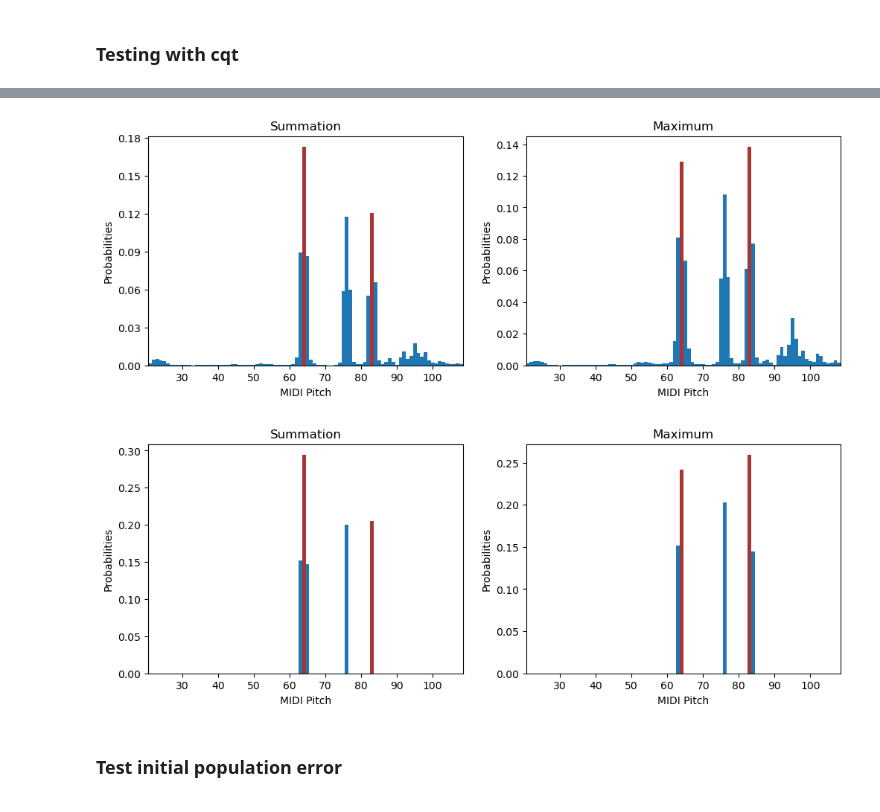
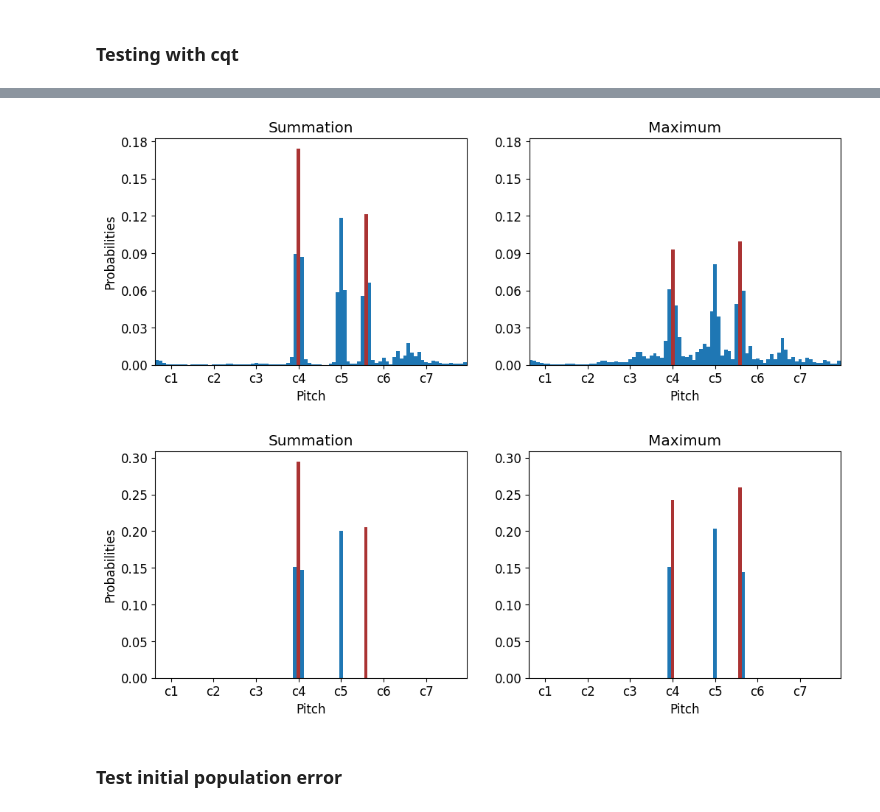
Before and after one commit to jd-rub/MA-thesis, a Jupyter notebook: notebooks/preprocessing_testing.ipynb, the cells around one changed output, grey strips where cells are left out. Drawn from its saved outputs; the diff is of its cells as text; code cells hidden in the pictures.

```diff
--- a/notebooks/preprocessing_testing.ipynb
+++ b/notebooks/preprocessing_testing.ipynb
@@ -16,7 +12,7 @@ x1, sr = librosa.load("./audio/StructuredSamples/Piano/Alicias_Keys/Alicias_Keys
 x2, sr = librosa.load("./audio/StructuredSamples/Piano/Alicias_Keys/Alicias_Keys_079_G5.wav")
 x = x1+x2
 bins_per_octave = 12
-fmin = librosa.note_to_hz("f0")
+fmin = librosa.note_to_hz("g#0")
 cqt = librosa.cqt(x[:sr], sr=sr, n_bins=88, bins_per_octave=bins_per_octave, fmin=fmin)
 # log_cqt = librosa.amplitude_to_db(np.abs(cqt))
 cqt_mag = np.abs(cqt)
@@ -66,27 +71,36 @@ fig.colorbar(img, ax=ax, format="%+2.f dB")
 # %%
 sums = np.sum(cqt_harm_magn, axis=1)
 probs_sum = sums / np.sum(sums)
-fig, ax = plt.subplots(nrows=1, ncols=2,figsize=(12,4))
+fig, ax = plt.subplots(nrows=1, ncols=2,figsize=(12,4),sharey=True)
+
+maxes = np.max(cqt_harm_magn, axis=1)
+probs_max = maxes / np.sum(maxes)
+
 ax[0].bar(x=list(range(21, 21+len(sums))), height=probs_sum, width=1)
-ax[0].patches[43].set_facecolor('#aa3333')
-ax[0].patches[62].set_facecolor('#aa3333')
-ax[0].set_xlabel("MIDI Pitch")
+ax[0].patches[40].set_facecolor('#aa3333')
+ax[0].patches[59].set_facecolor('#aa3333')
+ax[0].set_xlabel("Pitch")
 ax[0].set_ylabel("Probabilities")
 ax[0].set_title("Summation")
+ax[0].set_xticks(np.arange(25, 109, 12))
+ax[0].set_xticklabels(["c1", "c2", "c3", "c4", "c5", "c6", "c7"])
 ax[0].set_yticks([0, 0.03, 0.06, 0.09, 0.12, 0.15, 0.18])
 ax[0].autoscale(enable=True, axis='x', tight=True)
 
-maxes = np.max(cqt_harm_magn, axis=1)
+maxes = np.max(cqt_mag, axis=1)
 probs_max = maxes / np.sum(maxes)
 ax[1].bar(x=list(range(21, 21+len(sums))), height=probs_max, width=1)
-ax[1].patches[43].set_facecolor('#aa3333')
-ax[1].patches[62].set_facecolor('#aa3333')
-ax[1].set_xlabel("MIDI Pitch")
-ax[1].set_ylabel("Probabilities")
+ax[1].patches[40].set_facecolor('#aa3333')
+ax[1].patches[59].set_facecolor('#aa3333')
+ax[1].set_xlabel("Pitch")
+#ax[1].set_ylabel("Probabilities")
 ax[1].set_title("Maximum")
+ax[1].set_xticks(np.arange(25, 109, 12))
+ax[1].set_xticklabels(["c1", "c2", "c3", "c4", "c5", "c6", "c7"])
+ax[1].yaxis.set_tick_params(labelbottom=True)
 ax[1].autoscale(enable=True, axis='x', tight=True)
 # %% [output]
-[figure, old version]
+[figure, new version]
 # %%
 sums = np.sum(cqt_harm_magn, axis=1)
 part_idx = np.argpartition(sums, kth=-k_pitches)[-k_pitches]
@@ -100,30 +114,39 @@ part_idx = np.argpartition(sums, kth=-k_pitches)[-k_pitches]
 part_val = sums[part_idx]
 sums[sums < (part_val - 0.0001)] = 0
 probs_sum = sums / np.sum(sums)
-fig, ax = plt.subplots(nrows=1, ncols=2,figsize=(12,4))
-ax[0].bar(x=list(range(21, 21+len(sums))), height=probs_sum, width=1)
-ax[0].patches[43].set_facecolor('#aa3333')
-ax[0].patches[62].set_facecolor('#aa3333')
-ax[0].set_xlabel("MIDI Pitch")
-ax[0].set_ylabel("Probabilities")
-ax[0].set_title("Summation")
-# ax[0].set_yticks([0, 0.03, 0.06, 0.09, 0.12, 0.15, 0.18])
-ax[0].autoscale(enable=True, axis='x', tight=True)
 
 maxes = np.max(cqt_harm_magn, axis=1)
 part_idx = np.argpartition(maxes, kth=-k_pitches)[-k_pitches]
 part_val = maxes[part_idx]
 maxes[maxes < (part_val - 0.0001)] = 0
 probs_max = maxes / np.sum(maxes)
+
+
+fig, ax = plt.subplots(nrows=1, ncols=2,figsize=(12,4), sharey=True)
+
+ax[0].bar(x=list(range(21, 21+len(sums))), height=probs_sum, width=1)
+ax[0].patches[40].set_facecolor('#aa3333')
+ax[0].patches[59].set_facecolor('#aa3333')
+ax[0].set_xlabel("Pitch")
+ax[0].set_ylabel("Probabilities")
+ax[0].set_title("Summation")
+ax[0].set_xticks(np.arange(25, 109, 12))
+ax[0].set_xticklabels(["c1", "c2", "c3", "c4", "c5", "c6", "c7"])
+ax[0].set_yticks([0, 0.05, 0.1, 0.15, 0.20, 0.25, 0.3])
+ax[0].autoscale(enable=True, axis='x', tight=True)
+
 ax[1].bar(x=list(range(21, 21+len(sums))), height=probs_max, width=1)
-ax[1].patches[43].set_facecolor('#aa3333')
-ax[1].patches[62].set_facecolor('#aa3333')
-ax[1].set_xlabel("MIDI Pitch")
-ax[1].set_ylabel("Probabilities")
+ax[1].patches[40].set_facecolor('#aa3333')
+ax[1].patches[59].set_facecolor('#aa3333')
+ax[1].set_xlabel("Pitch")
+#ax[1].set_ylabel("Probabilities")
 ax[1].set_title("Maximum")
+ax[1].set_xticks(np.arange(25, 109, 12))
+ax[1].set_xticklabels(["c1", "c2", "c3", "c4", "c5", "c6", "c7"])
+ax[1].yaxis.set_tick_params(labelbottom=True)
 ax[1].autoscale(enable=True, axis='x', tight=True)
 # %% [output]
-[figure, old version]
+[figure, new version]
 # %%
 def extract_pitch_probabilities(y, sr=22050, n_bins=88, bins_per_octave=12, fmin=librosa.note_to_hz("a0"), k_pitches=10):
     """Estimates the pitches in the given signal y and turns
```
Also changed, not shown: parts of 21 cells of this notebook, 7 other files.
